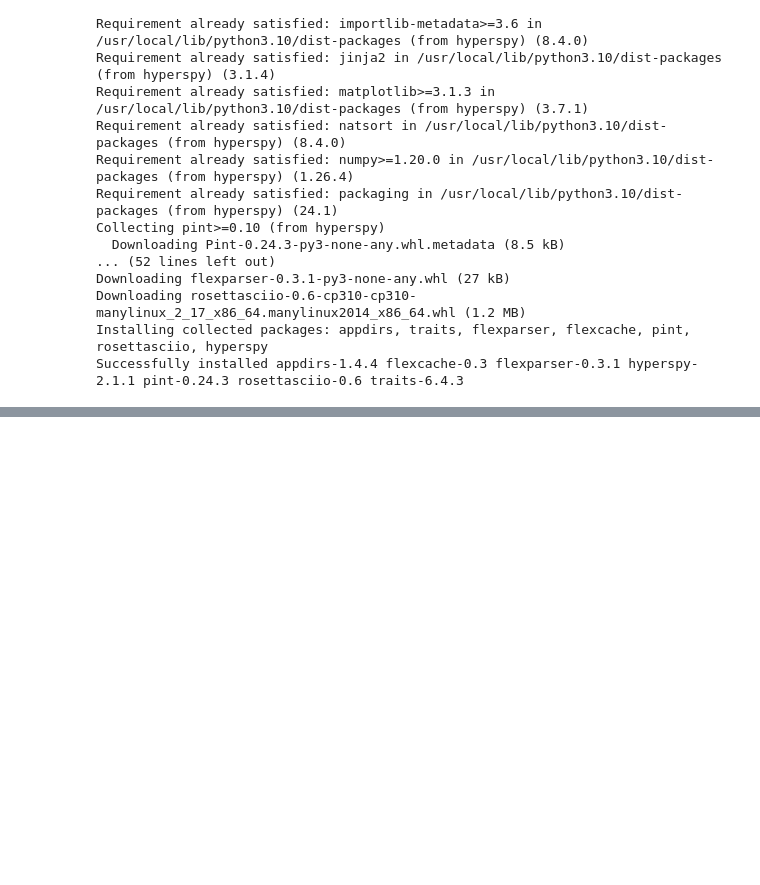
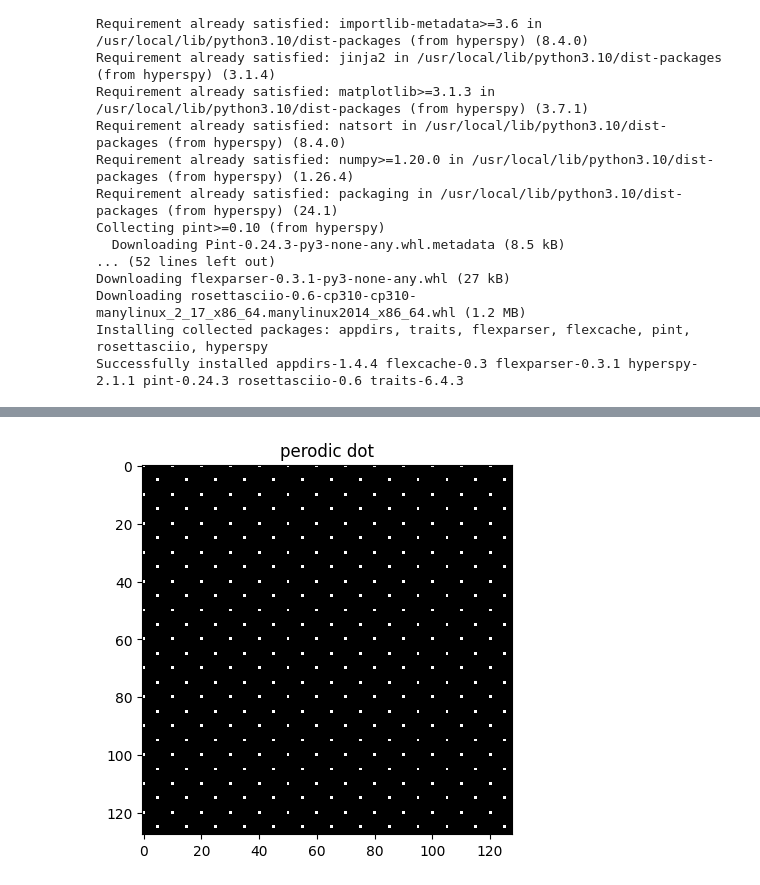
Before and after one commit to iceaiai/CS-team, a Jupyter notebook: September_9th.ipynb, the cells around one changed output, grey strips where cells are left out. Saved outputs shown, nothing was run; the diff lists cells and outputs as text; code cells hidden in the pictures; blank space fills up the shorter version.

```diff
--- a/September_9th.ipynb
+++ b/September_9th.ipynb
@@ -164,0 +215,25 @@ plt.show()
+# %%
+def generate_fcc_image(size=128, separation=10):
+    """Generate a 2D image of FCC phase atoms with single pixel dots"""
+    image = np.zeros((size, size))
+
+    # FCC structure - Atoms at corners and center of faces in 2D projection
+    for x in range(0, size, separation):
+        for y in range(0, size, separation):
+            # Add atom at corner (single pixel dot)
+            image[x, y] = 1
+            # Add atom at the center of the 'face' (single pixel dot)
+            if x + separation // 2 < size and y + separation // 2 < size:
+                image[x + separation // 2, y + separation // 2] = 1
+
+    return image
+
+# Generate the image
+fcc_image = generate_fcc_image(size=128, separation=10)
+
+# Plot the image
+plt.imshow(fcc_image, cmap='gray', interpolation='none')
+plt.title("perodic dot")
+plt.show()
+# %% [output]
+[figure, added]
```
Also changed, not shown: parts of 12 cells of this notebook.
